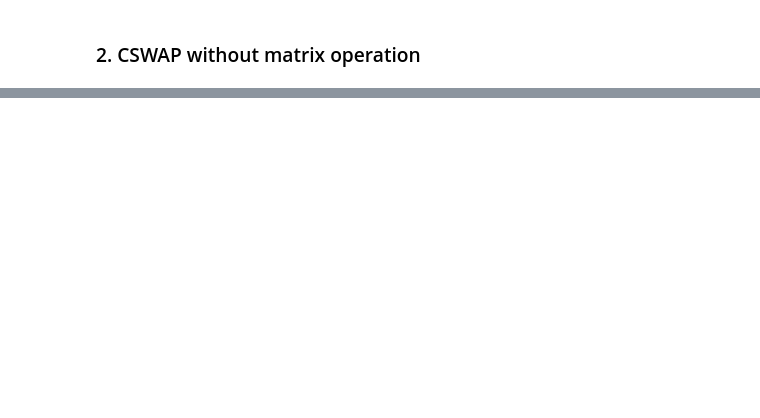
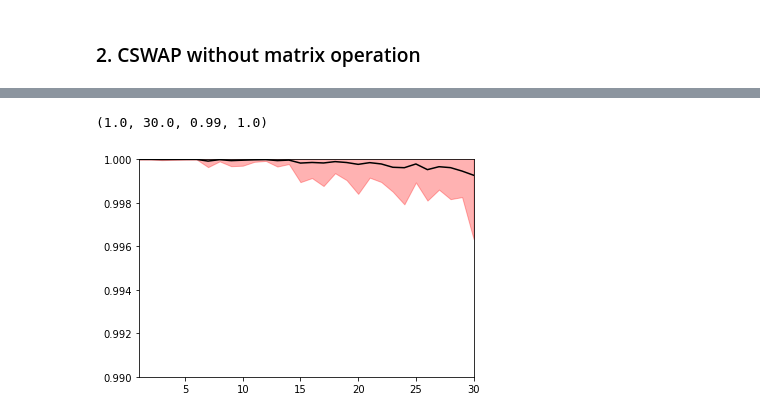
Before and after one commit to GyeonghunKim/qosf-screening-tasks, a Jupyter notebook: task 1.ipynb, the cells around one changed output, grey strips where cells are left out. Drawn from its saved outputs; the diff is of its cells as text; code cells hidden in the pictures; blank space fills up the shorter version.

```diff
--- a/task 1.ipynb
+++ b/task 1.ipynb
@@ -345,0 +386,13 @@ HTML(animation.to_html5_video())
+# %%
+number_of_qubits = 50
+# randomly generated quantum state:  random_state
+random_parameters = 2 * np.pi * np.random.random((number_of_qubits, 2))
+random_state = N_qubit_embeding_product_state(random_parameters)
+decomposed_random_state = [circuit_embeding(random_parameter) for random_parameter in random_parameters]
+optimization_traj = []
+res = minimize(N_qubit_loss_val_product_state, np.zeros((number_of_qubits, 2)), method='COBYLA', args = (random_state, optimization_traj)) # , tol=1e-4, options={'maxiter': 3000})
+print(res.success)
+print("answer: \n" + str(random_parameters[:, 0]%(np.pi)))
+print("\n" + str(random_parameters[:, 1]%(2 * np.pi)))
+print("optimized solution: \n" + str(res.x[:, 0]%(np.pi)))
+print("\n" + str(res.x[:, 1]%(2 * np.pi)))
@@ -345,0 +417,22 @@ HTML(animation.to_html5_video())
+# %%
+N_qubit_range = 100
+N_iter = 7
+N_qubits = np.arange(1, N_qubit_range + 1)
+mean_fidelity = np.zeros_like(N_qubits, dtype = float)
+std_fidelity = np.zeros_like(N_qubits, dtype = float)
+
+for n in N_qubits:
+    print(str(n) + "qubit SWAP test")
+    fidelities = []
+    for i in range(N_iter):
+        # randomly generated quantum state:  random_state
+        random_parameters = 2 * np.pi * np.random.random((n, 2))
+        random_state = N_qubit_embeding_product_state(random_parameters)
+        # decomposed_random_state = [circuit_embeding(random_parameter) for random_parameter in random_parameters]
+        optimization_traj = []
+        res = minimize(N_qubit_loss_val_product_state, np.zeros((n, 2)), method='COBYLA', args = (random_state, optimization_traj), tol=1e-4) #, options={'maxiter': 3000})
+        for res_param, random_parameter in zip(res.x, random_parameters):
+            fid = fideltity_two_qubits(circuit_embeding(res_param).flatten(), circuit_embeding(random_parameter).flatten())
+            fidelities.append(fid)
+    mean_fidelity[n-1] = np.mean(fidelities)
+    std_fidelity[n-1] = np.std(fidelities)
@@ -345,0 +457,12 @@ HTML(animation.to_html5_video())
+# %%
+fig = plt.figure()
+ax = fig.subplots()
+
+# color = ax._get_lines.color_cycle.next()
+
+ax.plot(N_qubits, mean_fidelity, color = 'black') # , color=color)
+ax.fill_between(N_qubits, mean_fidelity + std_fidelity, mean_fidelity - std_fidelity, color='red', alpha=0.3)
+plt.axis([N_qubits[0],N_qubits[-1], 0.99, 1])
+# %% [output]
+(1.0, 30.0, 0.99, 1.0)
+[figure, added]
```
Also changed, not shown: parts of 18 cells of this notebook, 1 other file.
